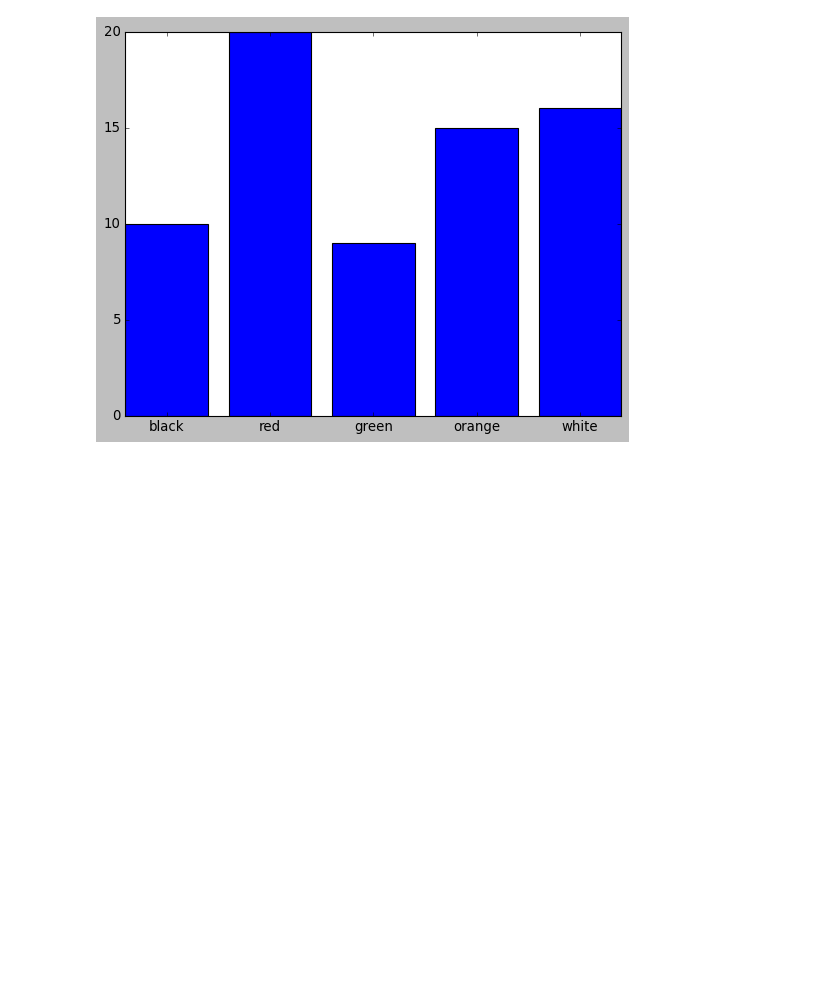
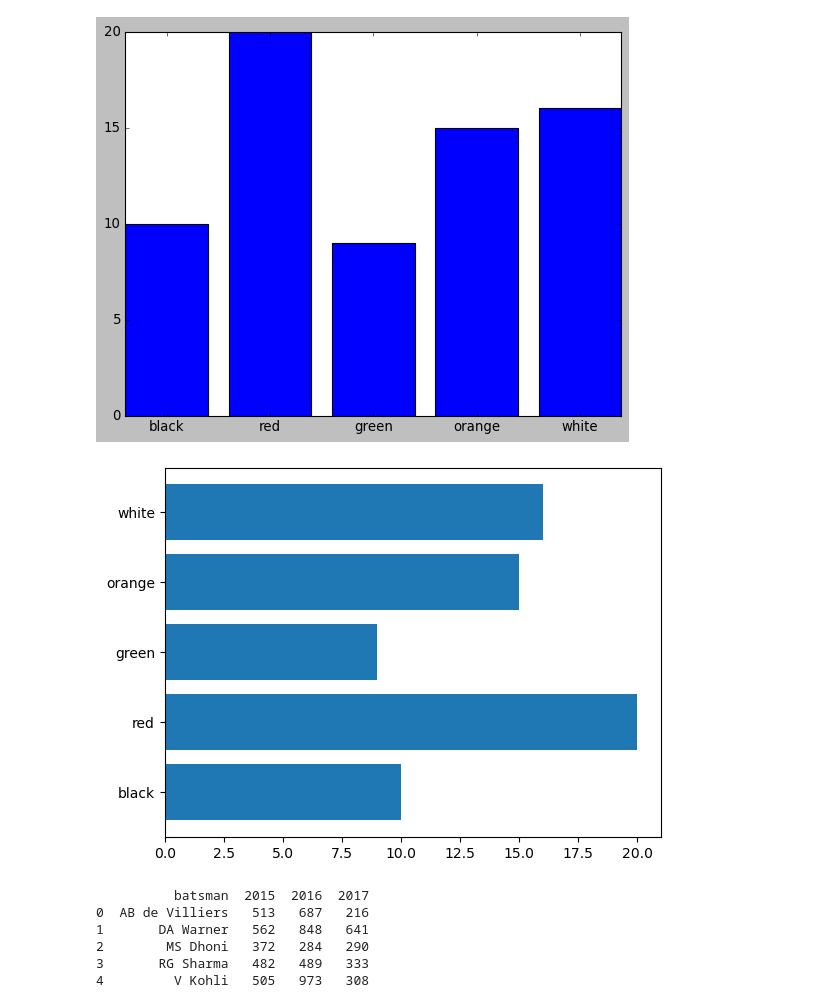
Before and after one commit to EthicalCoder96/Matplotlib, a Jupyter notebook: Basic2.ipynb, the cells around one changed output. Cells and saved outputs as stored; diff of their text form; code cells hidden in the pictures; blank space fills up the shorter version.

Commit message:
Phase-2 of matplotlib done !

```diff
--- a/Basic2.ipynb
+++ b/Basic2.ipynb
@@ -168,3 +168,25 @@ plt.bar(xbar,ybar)
 plt.show()
 # %% [output]
 [figure]
+# %%
+# Creating horizontal bar graph
+import numpy as np
+import matplotlib.pyplot as plt
+import pandas as pd
+ybar = [10,20,9,15,16]
+xbar = ['black','red','green','orange','white']
+plt.barh(xbar,ybar)
+plt.show()
+# %% [output]
+[figure, added]
+# %%
+# Multiple charts
+barDataset = pd.read_csv('batsman_season_record.csv')
+print(barDataset)
+# %% [output]
+          batsman  2015  2016  2017
+0  AB de Villiers   513   687   216
+1       DA Warner   562   848   641
+2        MS Dhoni   372   284   290
+3       RG Sharma   482   489   333
+4         V Kohli   505   973   308
```
Also changed, not shown: parts of 12 cells of this notebook, 1 other file.
